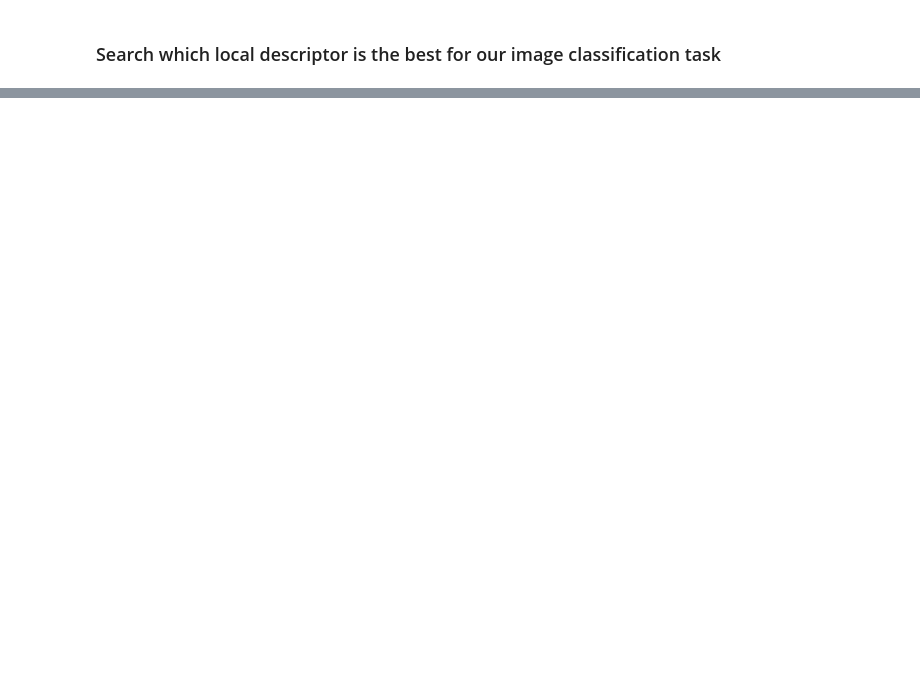
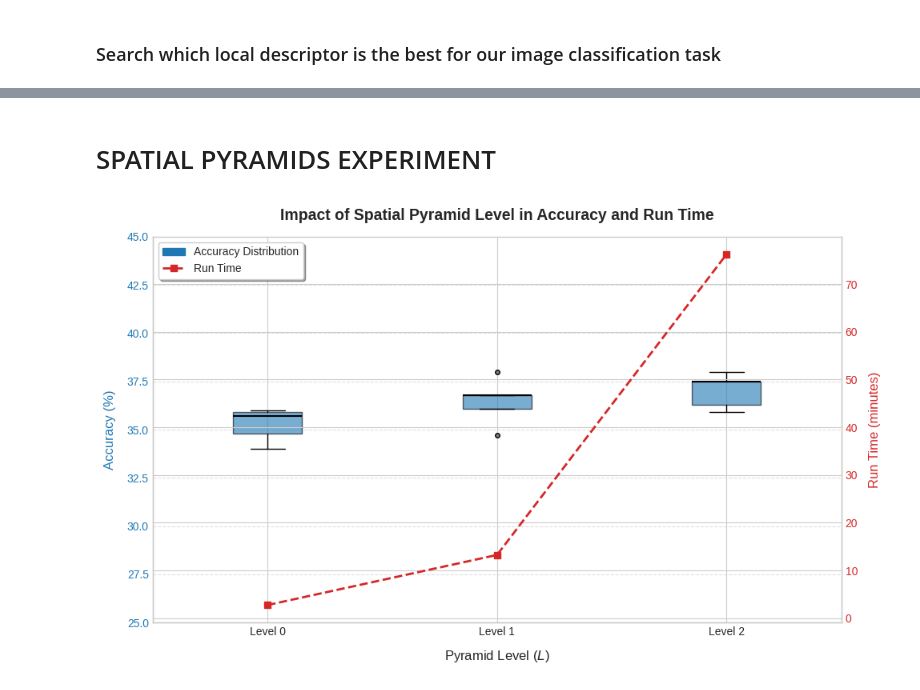
Before and after one commit to MCV-C3/project-5, a Jupyter notebook: Week1/experiments.ipynb, the cells around one changed output, grey strips where cells are left out. Drawn from its saved outputs; the diff is of its cells as text; code cells hidden in the pictures; blank space fills up the shorter version.

```diff
--- a/Week1/experiments.ipynb
+++ b/Week1/experiments.ipynb
@@ -369,0 +593,21 @@ P-value: 0.58043
+# %% [markdown]
+# SPATIAL PYRAMIDS EXPERIMENT
+# %%
+performance_spatial_pyramids = {
+    'Data':{
+        'Accuracy':{
+            0: [35.7, 34.8, 35.9, 34.0, 36.0],
+            1:[38.0, 36.1, 36.8, 34.7, 36.8],
+            2:[37.5, 36.3, 37.5, 35.9, 38.0]
+        },
+        'Runtime':{
+            0: 2.75,
+            1: 13.25,
+            2: 76.25
+        }
+    }
+}
+
+plot_spatial_pyramids_boxplots(performance_spatial_pyramids, title="Impact of Spatial Pyramid Level in Accuracy and Run Time")
+# %% [output]
+[figure, added]
```
Also changed, not shown: parts of 24 cells of this notebook, 3 other files.
